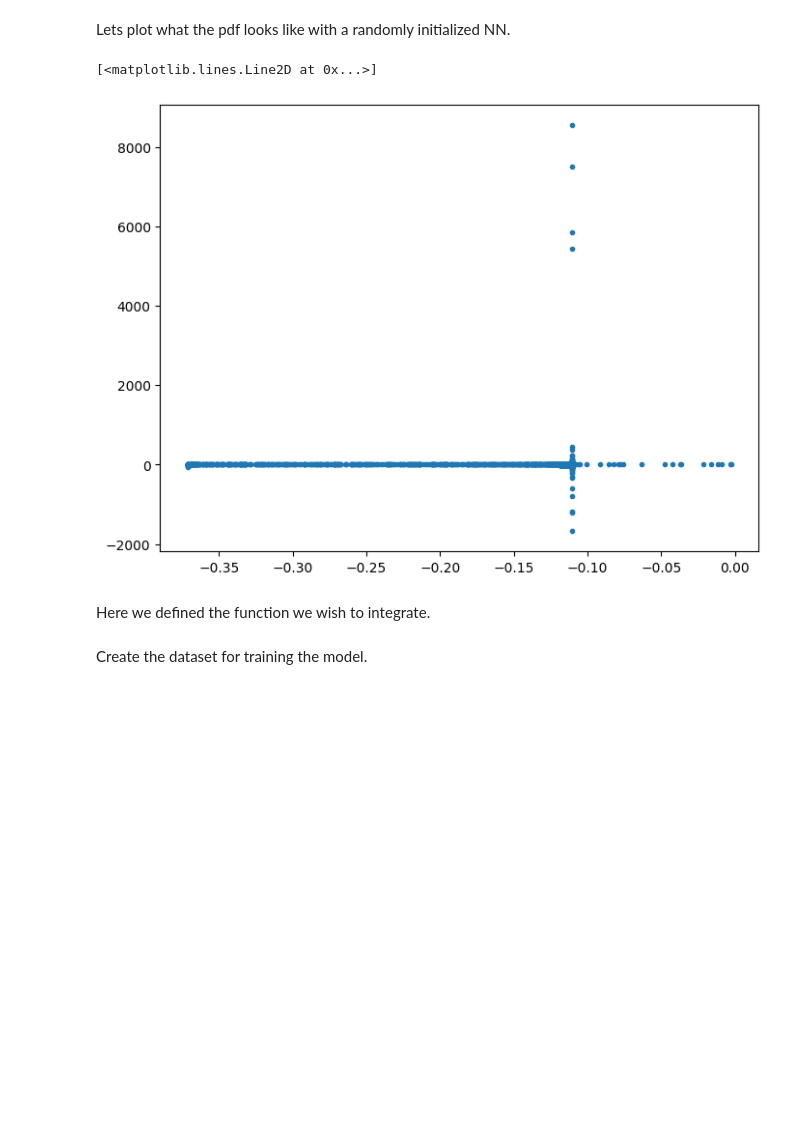
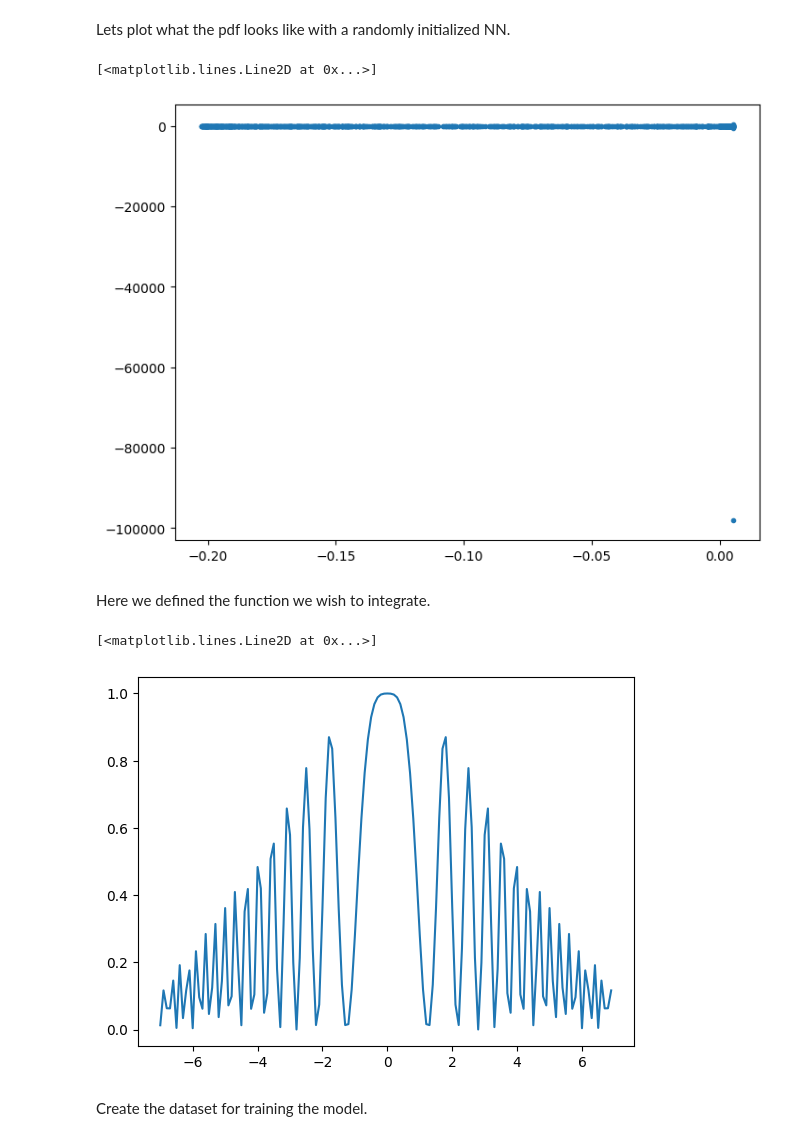
Before and after one commit to AarifCha/Statistical-Network, a Jupyter notebook: CDFInv_Univariate.ipynb, the cells around one changed output. Cells and saved outputs as stored; diff of their text form; code cells hidden in the pictures; blank space fills up the shorter version.

```diff
--- a/CDFInv_Univariate.ipynb
+++ b/CDFInv_Univariate.ipynb
@@ -30,11 +30,11 @@ def build_mlp(num_hidden_layers: int,
                 size,
                 activation = layer_activation,
                 use_bias = True,
-                kernel_initializer = "HeNormal",#"variance_scaling",#
+                kernel_initializer = "variance_scaling",#"HeNormal",#
                 bias_initializer = "zeros",
     #              kernel_regularizer = tf.keras.regularizers.L2(0.01),
     #              bias_regularizer = tf.keras.regularizers.L2(0.01),
-                name = f"{name}/dense_{layer_i}"))
+                name = f"{name}_dense_{layer_i}"))
         #   mlp.add(tf.keras.layers.Dropout(rate))
     return mlp
 # %% [markdown]
@@ -59,9 +59,9 @@ class CDFInv(tf.keras.layers.Layer):
             one_over_pdf: The gradient of the CDFInv giving 1/pdf(rand_x)
         """
         with tf.GradientTape() as g:
-        g.watch(uni_rand)
-        rand_x = self._CDFMLP(uni_rand)
-        one_over_pdf = self._pdf_avg * tf.reshape(g.gradient(rand_x, uni_rand), (-1,1))
+            g.watch(uni_rand)
+            rand_x = self._CDFMLP(uni_rand)
+            one_over_pdf = tf.reshape(g.gradient(rand_x, uni_rand), (-1,1))
         return rand_x, one_over_pdf
 # %%
 # Using the CDFInv layer we can create our model
@@ -125,7 +122,7 @@ plt.figure(figsize=(8, 6))
 plt.plot(x, tf.divide(1,pdf), ".")
 # %% [output]
 [<matplotlib.lines.Line2D at 0x...>]
-[figure, old version]
+[figure, new version]
 # %%
 a = tf.constant([[0.5], [1]])
 #print(a)
@@ -137,7 +134,13 @@ Here we defined the function we wish to integrate.
 # %%
 @tf.function
 def fox(x):
     return (tf.math.cos((x**2))**2)*tf.math.exp(-tf.math.square(x/5)) #(tf.math.cos(4*x)**2)*tf.math.exp(-(x**2/3)) #
+
+x_val = np.arange(-7, 7, 0.1)
+plt.plot(x_val, fox(x_val))
+# %% [output]
+[<matplotlib.lines.Line2D at 0x...>]
+[figure, added]
 # %% [markdown]
 Create the dataset for training the model.
 # %%
```
Also changed, not shown: parts of 6 cells of this notebook.
